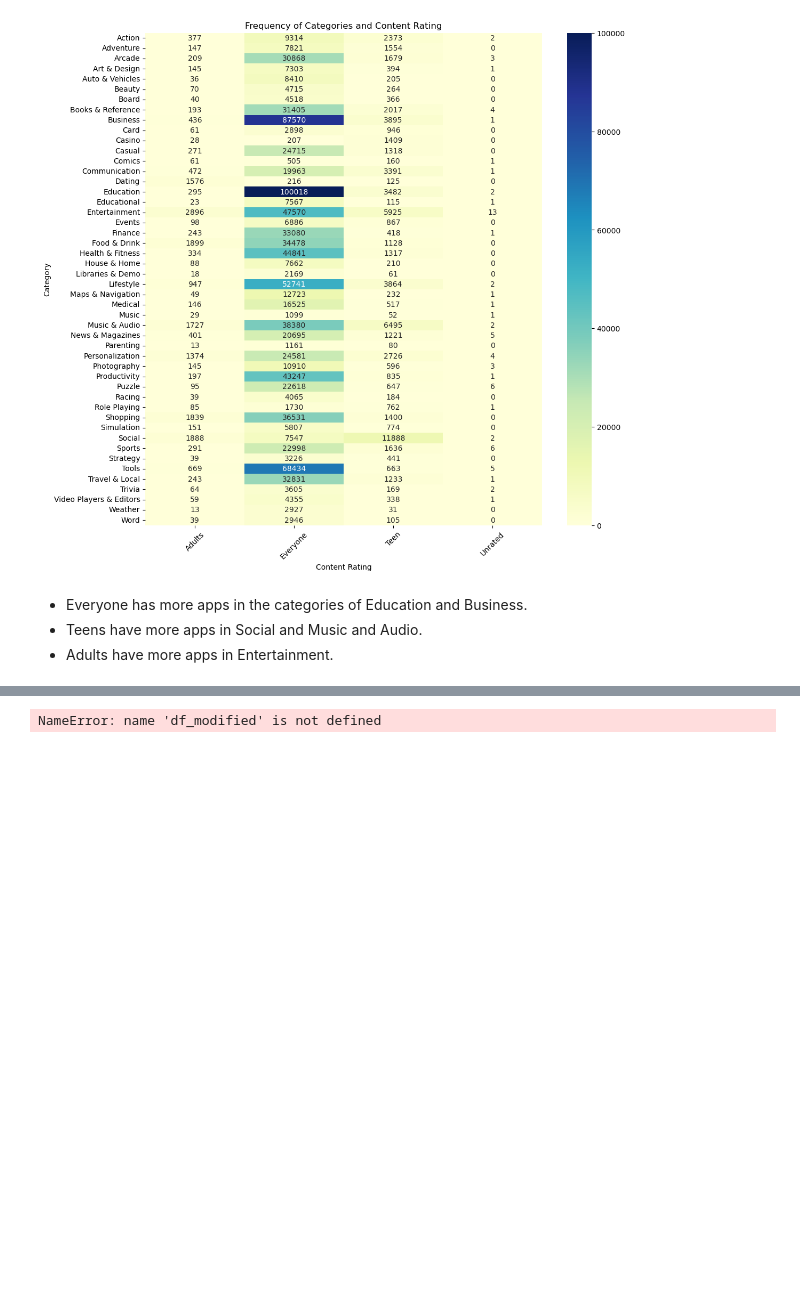
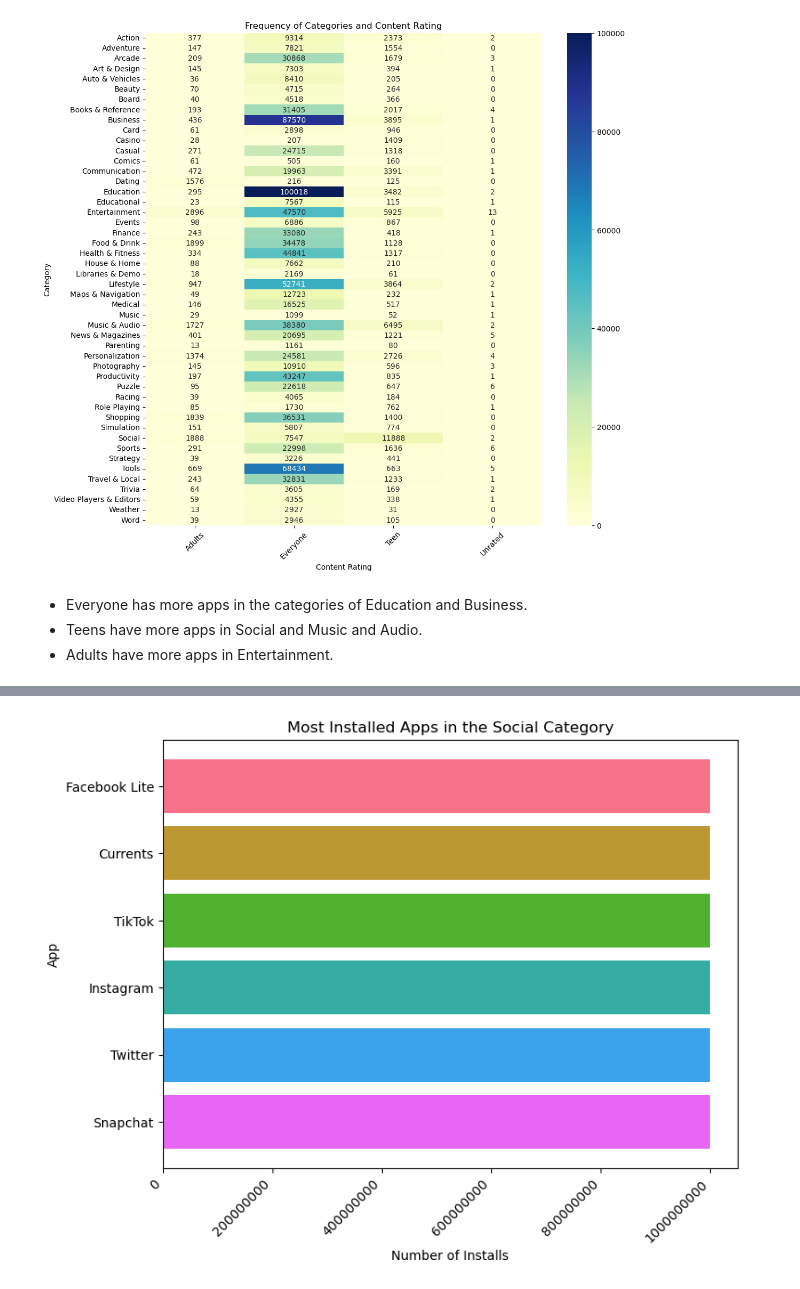
Before and after one commit to maria-clavijo/project_playstore_apps, a Jupyter notebook: notebooks/EDA.ipynb, the cells around one changed output, grey strips where cells are left out. Cells and saved outputs as stored; diff of their text form; code cells hidden in the pictures; blank space fills up the shorter version.

```diff
--- a/notebooks/ETL_EDA.ipynb
+++ b/notebooks/EDA.ipynb
@@ -143,26 +143,26 @@ error: nothing to repeat at position 0
 # %%
 # Filter apps from category "Social"
 df_social = df_modified[df_modified['Category'] == 'Social']
 
 # Sort applications by number of installations in descending order
 social_sorted = df_social.sort_values(by='Installs', ascending=False)
-top_social = social_sorted.head(8)
+top_social = social_sorted.head(6)
 
-palette = sns.color_palette('husl', 8)
+palette = sns.color_palette('husl', 6)
 
 # Create the bar chart
 plt.figure(figsize=(8, 6))
 bars = plt.barh(top_social['App Name'], top_social['Installs'], color=palette)
 
 plt.xlabel('Number of Installs')
 plt.ylabel('App')
 plt.title('Most Installed Apps in the Social Category')
 plt.gca().invert_yaxis()
 plt.xticks(rotation=45, ha='right')
 plt.gca().get_xaxis().get_major_formatter().set_scientific(False)
 plt.show()
 # %% [output]
-NameError: name 'df_modified' is not defined
+[figure, added]
 # %%
 # Filter apps from category "Entertainment"
 df_entt = df_modified[df_modified['Category'] == 'Entertainment']
```
Also changed, not shown: parts of 10 cells of this notebook, 1 other file.
